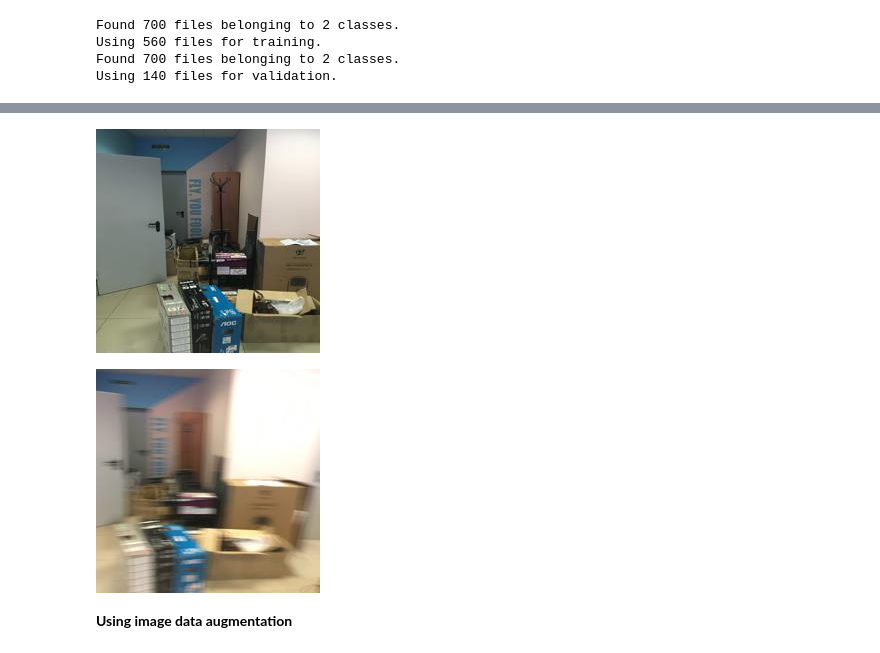
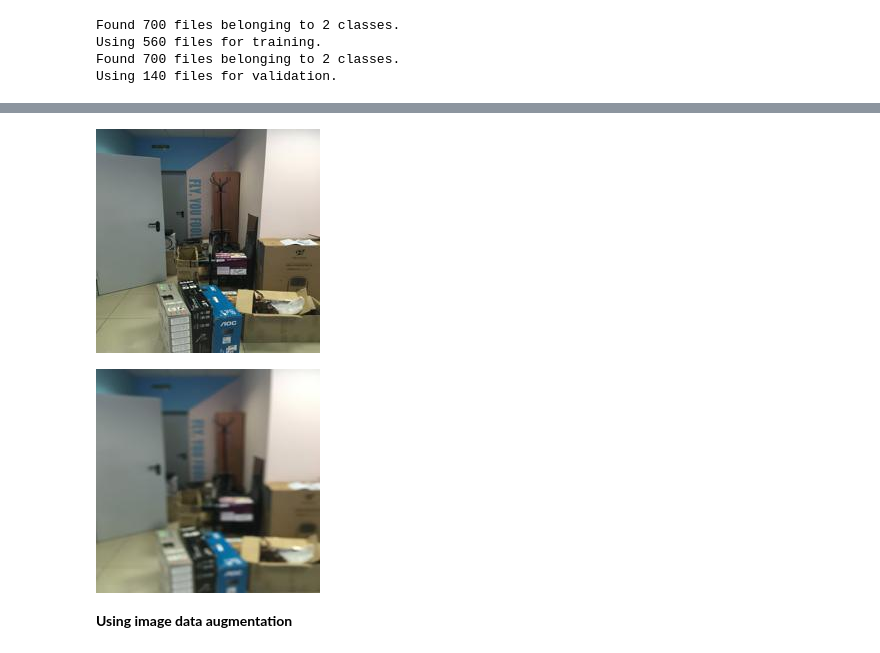
Before and after one commit to MasoudMoeini/blur-image-classification, a Jupyter notebook: resnet_blur_classification.ipynb, the cells around one changed output, grey strips where cells are left out. Cells and saved outputs as stored; diff of their text form; code cells hidden in the pictures.

```diff
--- a/resnet_blur_classification.ipynb
+++ b/resnet_blur_classification.ipynb
@@ -70,12 +68,12 @@ for images, labels in train_ds.take(1):
 # %%
 #Sample datasets images
-image_real=cv2.imread("test/real/0_IPHONE-SE.jpg")
+image_real=cv2.imread("train/real/0_IPHONE-SE.jpg")
 cv2_imshow(image_real)
-image_blur=cv2.imread("test/blur/0_IPHONE-SE.jpg")
+image_blur=cv2.imread("train/blur/0_IPHONE-SE.jpg")
 cv2_imshow(image_blur)
 # %% [output]
 [figure]
-[figure, old version]
+[figure, new version]
 # %% [markdown]
 **Using image data augmentation**
 # %%
```
Also changed, not shown: parts of 18 cells of this notebook.
